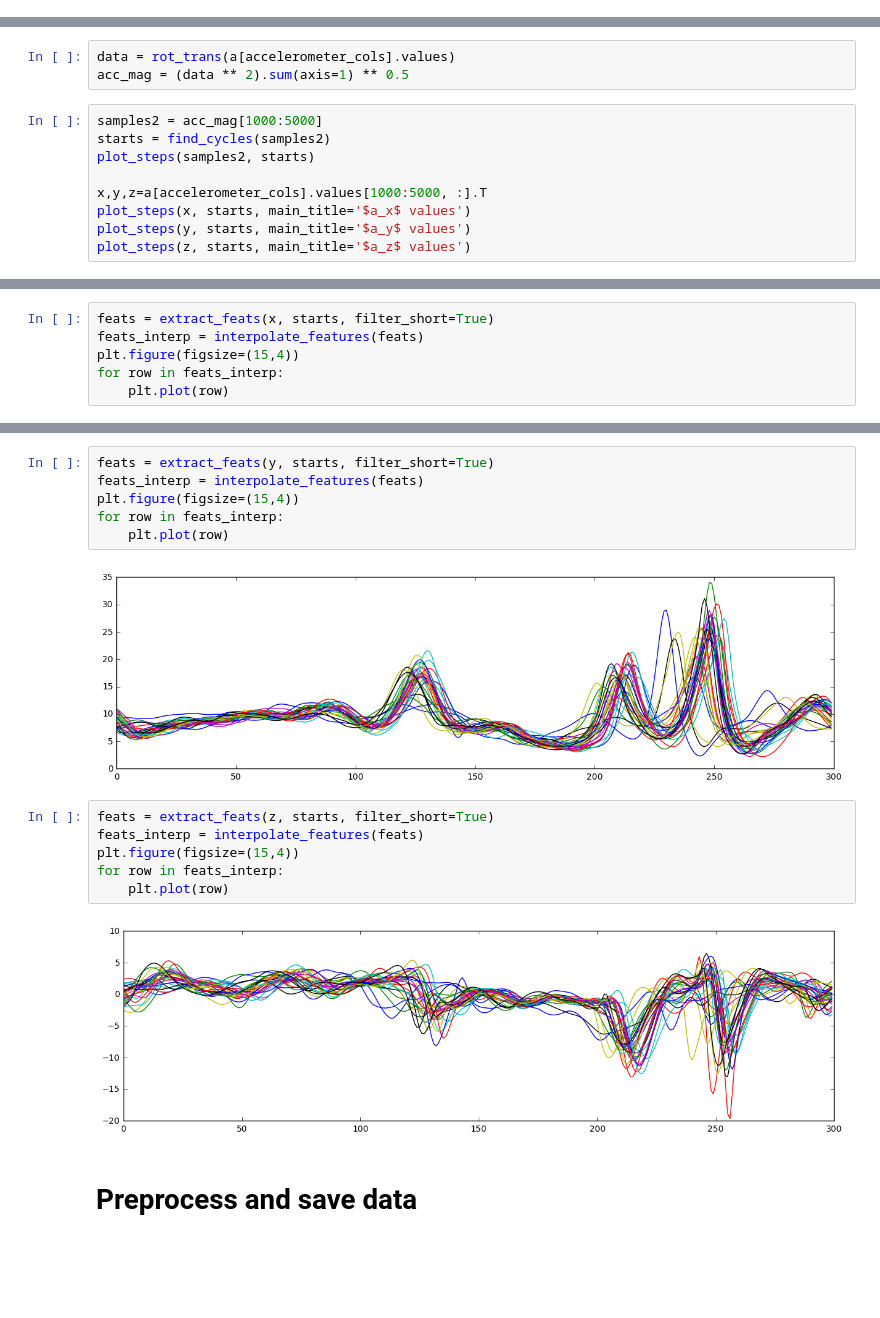
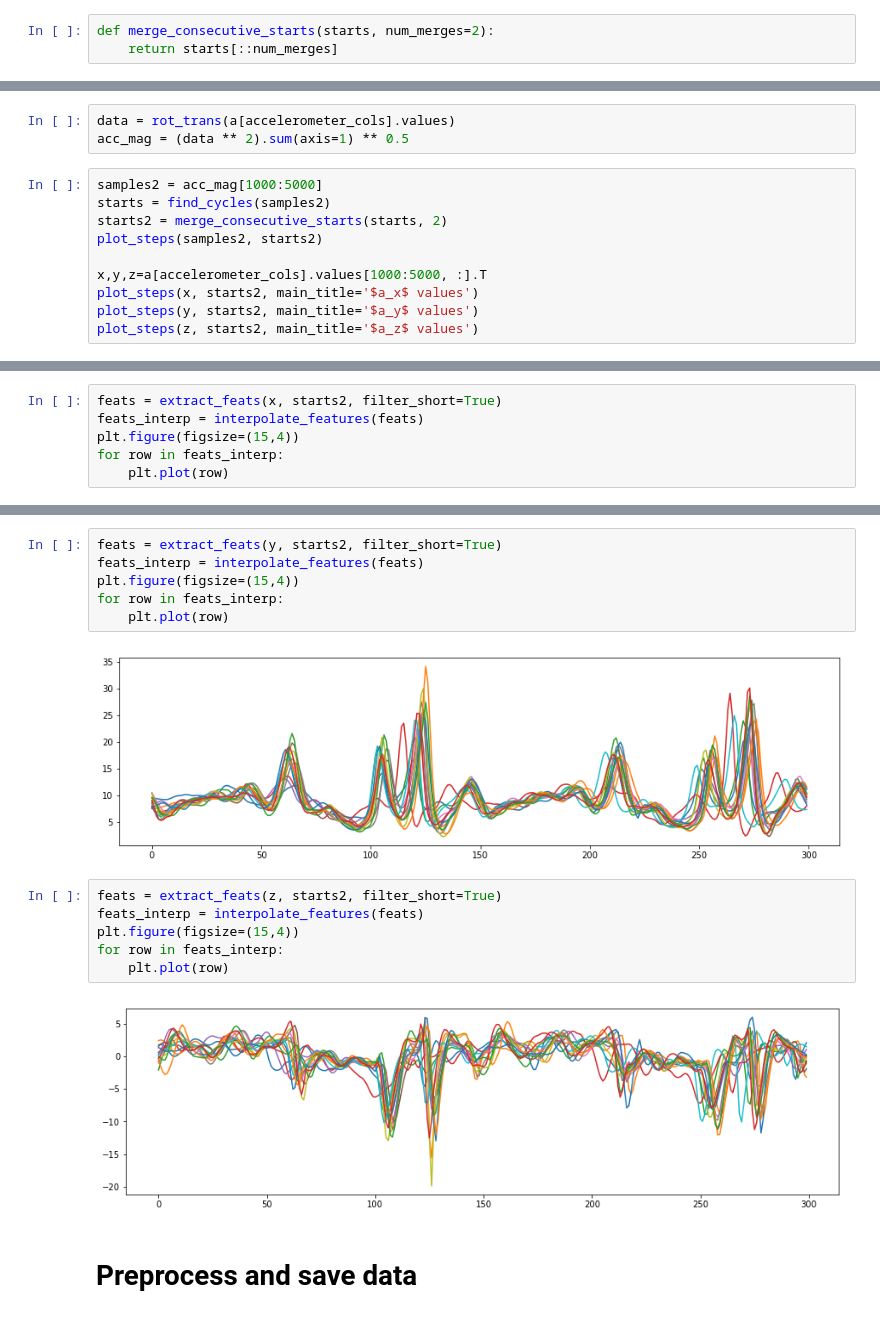
Before and after one commit to ms2666/INFO4120, a Jupyter notebook: preprocessing.ipynb, the cells around one changed output, grey strips where cells are left out. Cells and saved outputs as stored; diff of their text form; blank space fills up the shorter version.

```diff
--- a/preprocessing.ipynb
+++ b/preprocessing.ipynb
@@ -187,4 +197,7 @@ def rot_trans(raw_data):
     n, d = raw_data.shape
     pca = PCA(n_components=d)
     return pca.fit_transform(raw_data)
+# %%
+def merge_consecutive_starts(starts, num_merges=2):
+    return starts[::num_merges]
 # %%
@@ -234,10 +247,11 @@ acc_mag = (data ** 2).sum(axis=1) ** 0.5
 # %%
 samples2 = acc_mag[1000:5000]
 starts = find_cycles(samples2)
-plot_steps(samples2, starts)
+starts2 = merge_consecutive_starts(starts, 2)
+plot_steps(samples2, starts2)
 
 x,y,z=a[accelerometer_cols].values[1000:5000, :].T
-plot_steps(x, starts, main_title='$a_x$ values')
-plot_steps(y, starts, main_title='$a_y$ values')
-plot_steps(z, starts, main_title='$a_z$ values')
+plot_steps(x, starts2, main_title='$a_x$ values')
+plot_steps(y, starts2, main_title='$a_y$ values')
+plot_steps(z, starts2, main_title='$a_z$ values')
 # %% [output]
@@ -252,5 +266,5 @@ plot_steps(z, starts, main_title='$a_z$ values')
 # %%
-feats = extract_feats(x, starts, filter_short=True)
+feats = extract_feats(x, starts2, filter_short=True)
 feats_interp = interpolate_features(feats)
 plt.figure(figsize=(15,4))
 for row in feats_interp:
@@ -260,18 +274,18 @@ for row in feats_interp:
 # %%
-feats = extract_feats(y, starts, filter_short=True)
+feats = extract_feats(y, starts2, filter_short=True)
 feats_interp = interpolate_features(feats)
 plt.figure(figsize=(15,4))
 for row in feats_interp:
     plt.plot(row)
 # %% [output]
-[figure, old version]
+[figure, new version]
 # %%
-feats = extract_feats(z, starts, filter_short=True)
+feats = extract_feats(z, starts2, filter_short=True)
 feats_interp = interpolate_features(feats)
 plt.figure(figsize=(15,4))
 for row in feats_interp:
     plt.plot(row)
 # %% [output]
-[figure, old version]
+[figure, new version]
 # %% [markdown]
 # Preprocess and save data
```
Also changed, not shown: parts of 14 cells of this notebook, 2 other files.
